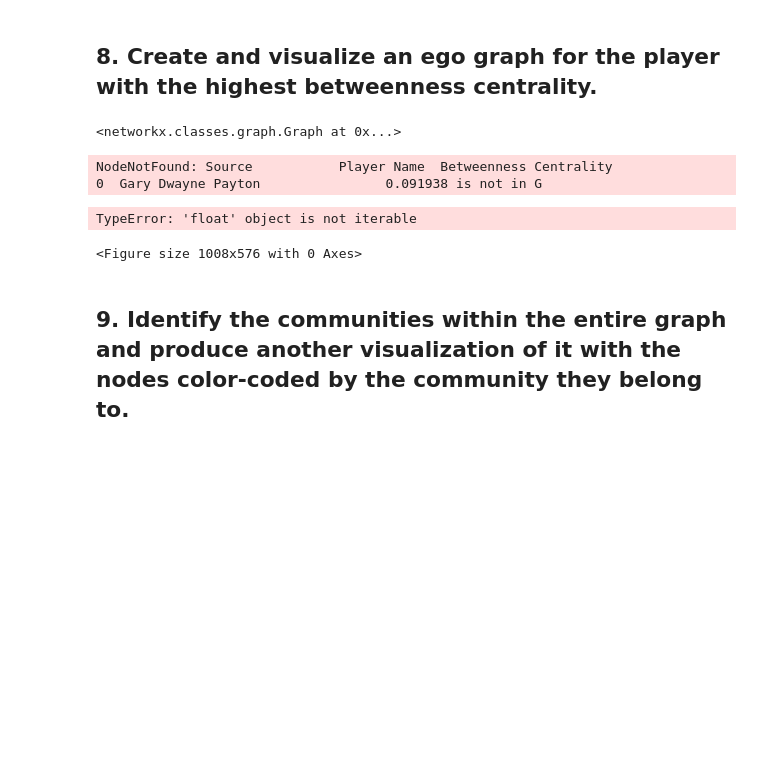
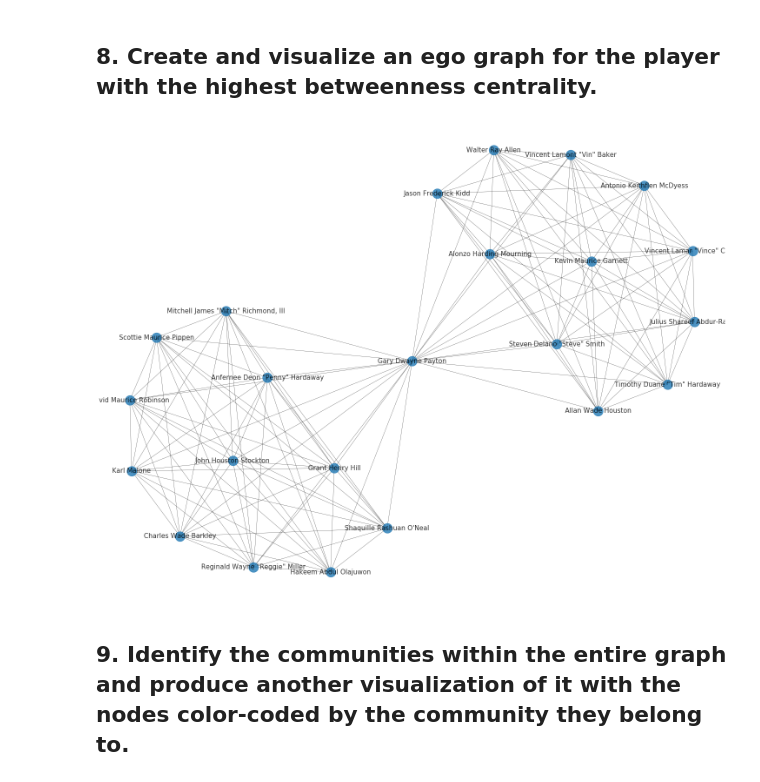
Before and after one commit to ta-datapt-bcn/lab-network-analysis, a Jupyter notebook: main.ipynb, the cells around one changed output. Cells and saved outputs as stored; diff of their text form; code cells hidden in the pictures; blank space fills up the shorter version.

```diff
--- a/main.ipynb
+++ b/main.ipynb
@@ -187,7 +187,3 @@ The iterable function was deprecated in Matplotlib 3.1 and will be removed in 3.
 [figure]
 # %% [markdown]
 ## 8. Create and visualize an ego graph for the player with the highest betweenness centrality.
-# %%
-G
-# %% [output]
-<networkx.classes.graph.Graph at 0x...>
@@ -204,12 +190,7 @@ def sorted_betweenness(G, num):
 # %%
-ego = nx.ego_graph(G,sorted_betweenness(G, 1), radius=1)
+ego = nx.ego_graph(G,'Gary Dwayne Payton', radius=1)
-# %% [output]
-NodeNotFound: Source           Player Name  Betweenness Centrality
-0  Gary Dwayne Payton                0.091938 is not in G
 # %%
-
-plt.figure(figsize=(14,8))
-nx.draw_kamada_kawai(ego, node_size=500, node_color='green', alpha=0.8, width=0.5, with_labels=True, font_size=15)
+plt.figure(figsize=(20,15))
+nx.draw_kamada_kawai(ego, node_size=500, alpha=0.8, width=0.5, with_labels=True, font_size=15)
 # %% [output]
-TypeError: 'float' object is not iterable
-<Figure size 1008x576 with 0 Axes>
+[figure, added]
```
Also changed, not shown: parts of 2 cells of this notebook.
